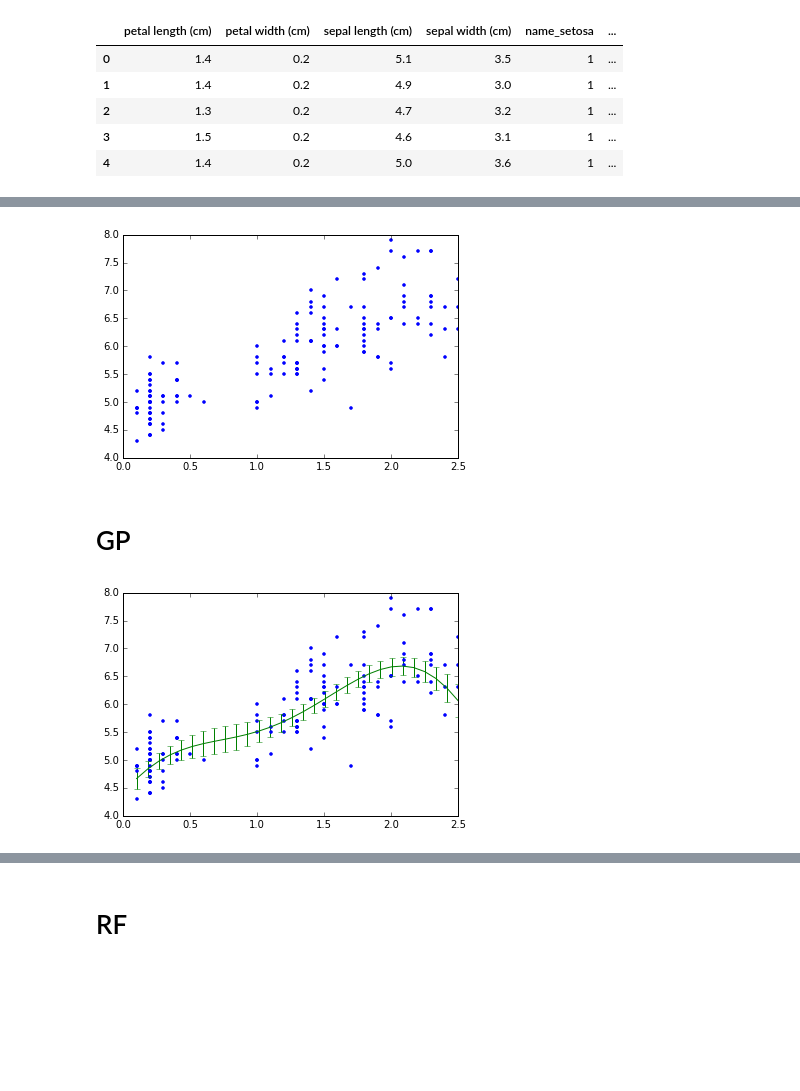
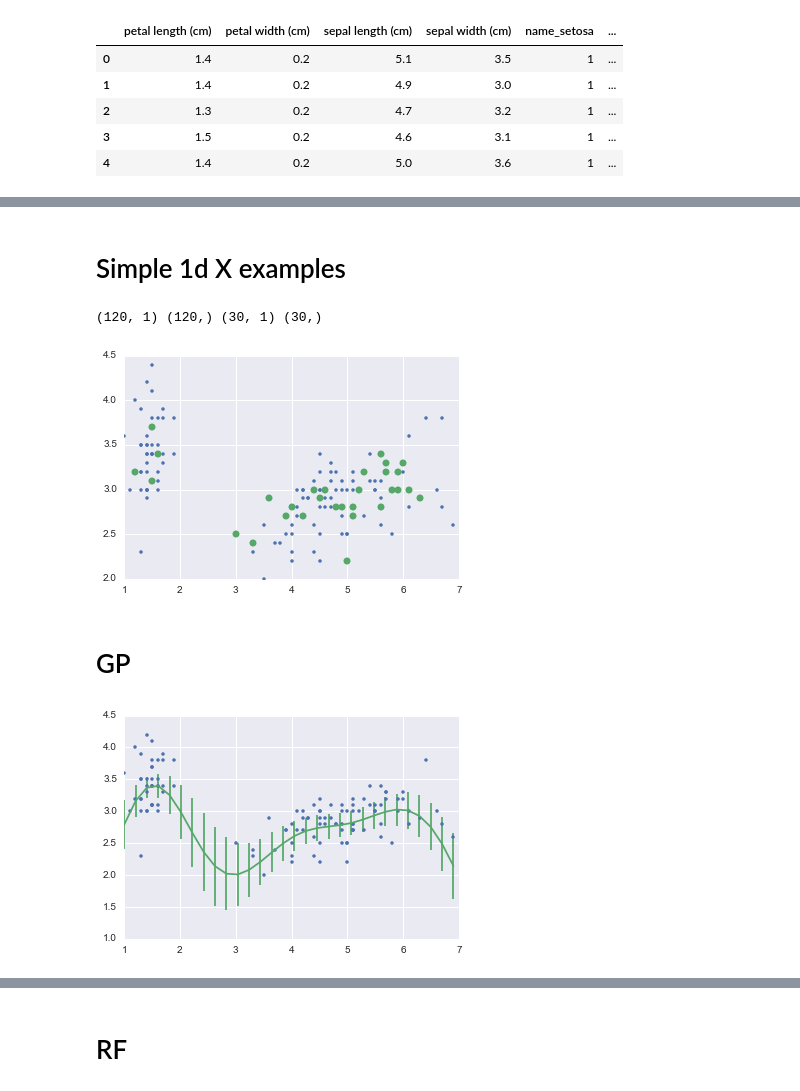
Before and after one commit to cottrell/notebooks, a Jupyter notebook: ml/examples with iris data.ipynb, the cells around one changed output, grey strips where cells are left out. Drawn from its saved outputs; the diff is of its cells as text; code cells hidden in the pictures; blank space fills up the shorter version.

```diff
--- a/ml/examples with iris data.ipynb
+++ b/ml/examples with iris data.ipynb
@@ -30,14 +37,25 @@ dfd.head()
+# %% [markdown]
+# Simple 1d X examples
 # %%
 %matplotlib inline
-kx = dfd.columns[1]
-ky = dfd.columns[2]
+kx = dfd.columns[0]
+ky = dfd.columns[3]
 x = df[kx].values
 X = np.atleast_2d(x).T
 y = df[ky].values
+
+import sklearn.cross_validation as cv
+X, Xtest, y, ytest = cv.train_test_split(X, y, test_size=0.2)
+x = X.squeeze()
+
+print(X.shape, y.shape, Xtest.shape, ytest.shape)
+
 plot(x, y, '.')
+plot(Xtest[:,0], ytest, 'o')
 show()
 # %% [output]
+(120, 1) (120,) (30, 1) (30,)
-[figure, old version]
+[figure, new version]
 # %% [markdown]
 # GP
 # %%
@@ -90,7 +108,7 @@ plot(x, y, '.')
 errorbar(xx.squeeze(), yp, yerr=np.sqrt(np.diag(s2)))
 show()
 # %% [output]
-[figure, old version]
+[figure, new version]
 # %%
 import sklearn.gaussian_process as gaussian_process
 
```
Also changed, not shown: parts of 11 cells of this notebook.
